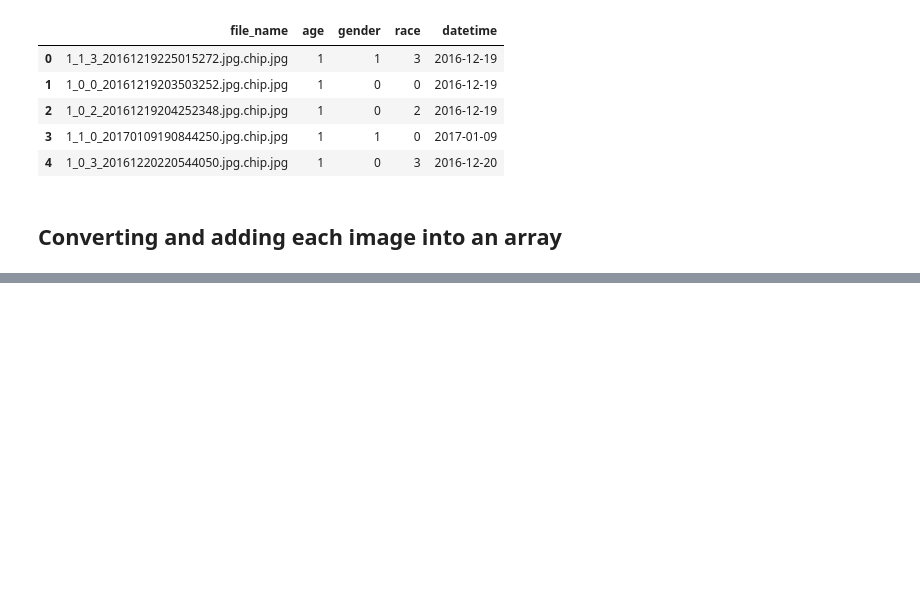
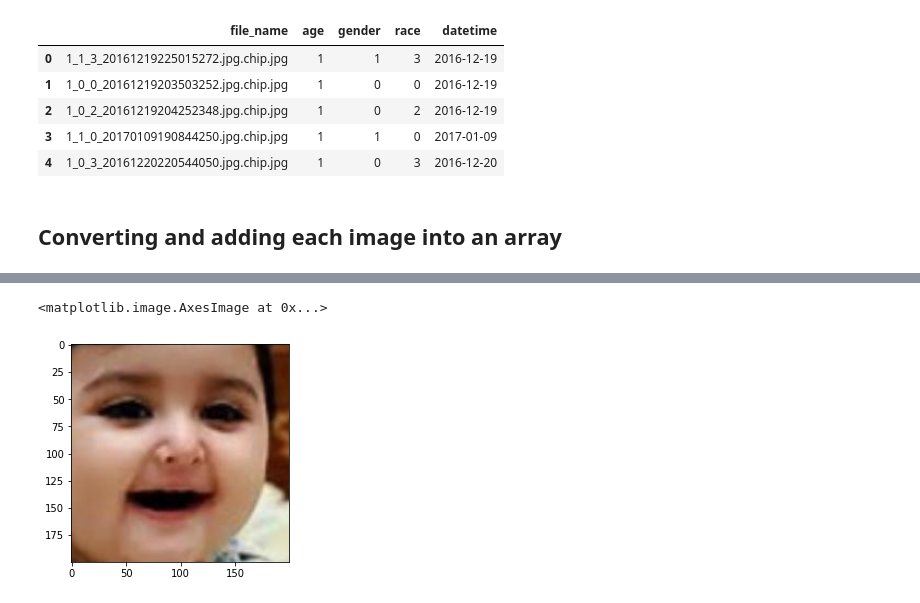
Before and after one commit to adrian-drifter/face_detector, a Jupyter notebook: notebooks/table_integration.ipynb, the cells around one changed output, grey strips where cells are left out. Saved outputs shown, nothing was run; the diff lists cells and outputs as text; code cells hidden in the pictures; blank space fills up the shorter version.

```diff
--- a/notebooks/table_integration.ipynb
+++ b/notebooks/table_integration.ipynb
@@ -36,11 +36,17 @@ def convert_array(name):
     img_array = img_to_array(img)
 
     return img_array
+
+def convert_array2(name):
+    img_array=cv2.imread('../raw_data/UTK-face/UTKface_Aligned_cropped/UTKFace/'+name)
+
+
+    return img_array
 # %%
 
 meta_df['img_array']=None
-for name in meta_df[:10000].itertuples():
-    meta_df['img_array'][name[0]]= convert_array(name[1])
+for name in meta_df[:10].itertuples():
+    meta_df['img_array'][name[0]]= convert_array2(name[1])
 # %% [output]
 A value is trying to be set on a copy of a slice from a DataFrame
 
@@ -48,0 +114,6 @@ See the caveats in the documentation: https://pandas.pydata.org/pandas-docs/stab
+# %%
+img=load_img('../raw_data/UTK-face/UTKface_Aligned_cropped/UTKFace/'+meta_df['file_name'][0])
+plt.imshow(img)
+# %% [output]
+<matplotlib.image.AxesImage at 0x...>
+[figure, added]
```
Also changed, not shown: parts of 12 cells of this notebook.
